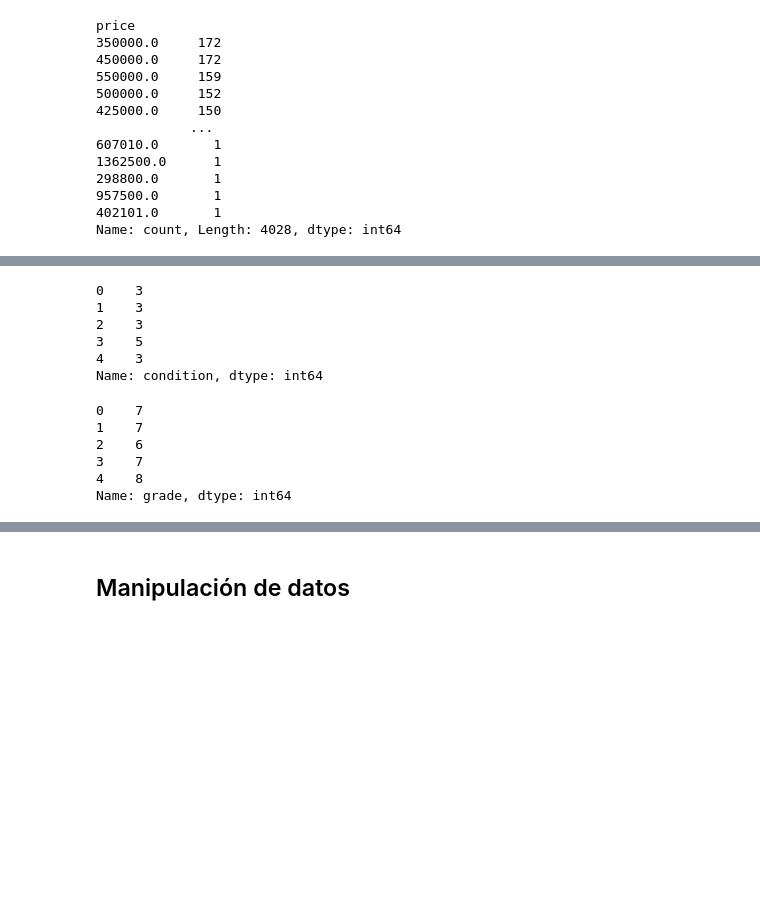
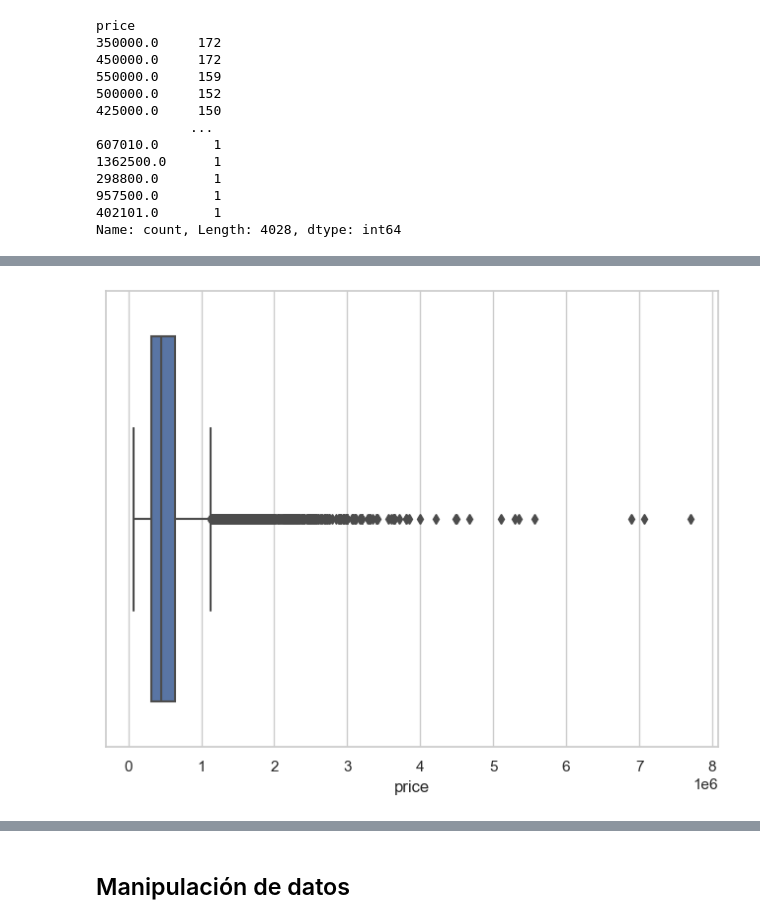
Before and after one commit to ali-rosano/houses_ML, a Jupyter notebook: houses_ml.ipynb, the cells around one changed output, grey strips where cells are left out. Saved outputs shown, nothing was run; the diff lists cells and outputs as text; code cells hidden in the pictures; blank space fills up the shorter version.

```diff
--- a/houses_ml.ipynb
+++ b/houses_ml.ipynb
@@ -98,18 +146,7 @@ sns.displot(data=df, x="price", kde=True)
-# %%
-df["condition"].head()
-# %% [output]
-0    3
-1    3
-2    3
-3    5
-4    3
-Name: condition, dtype: int64
-# %%
-df["grade"].head()
-# %% [output]
-0    7
-1    7
-2    6
-3    7
-4    8
-Name: grade, dtype: int64
+# %%
+sns.set(style="whitegrid")
+plt.figure(figsize=(8, 6))
+sns.boxplot(x=df["price"])
+plt.show()
+# %% [output]
+[figure, added]
```
Also changed, not shown: parts of 38 cells of this notebook, 1 other file.
